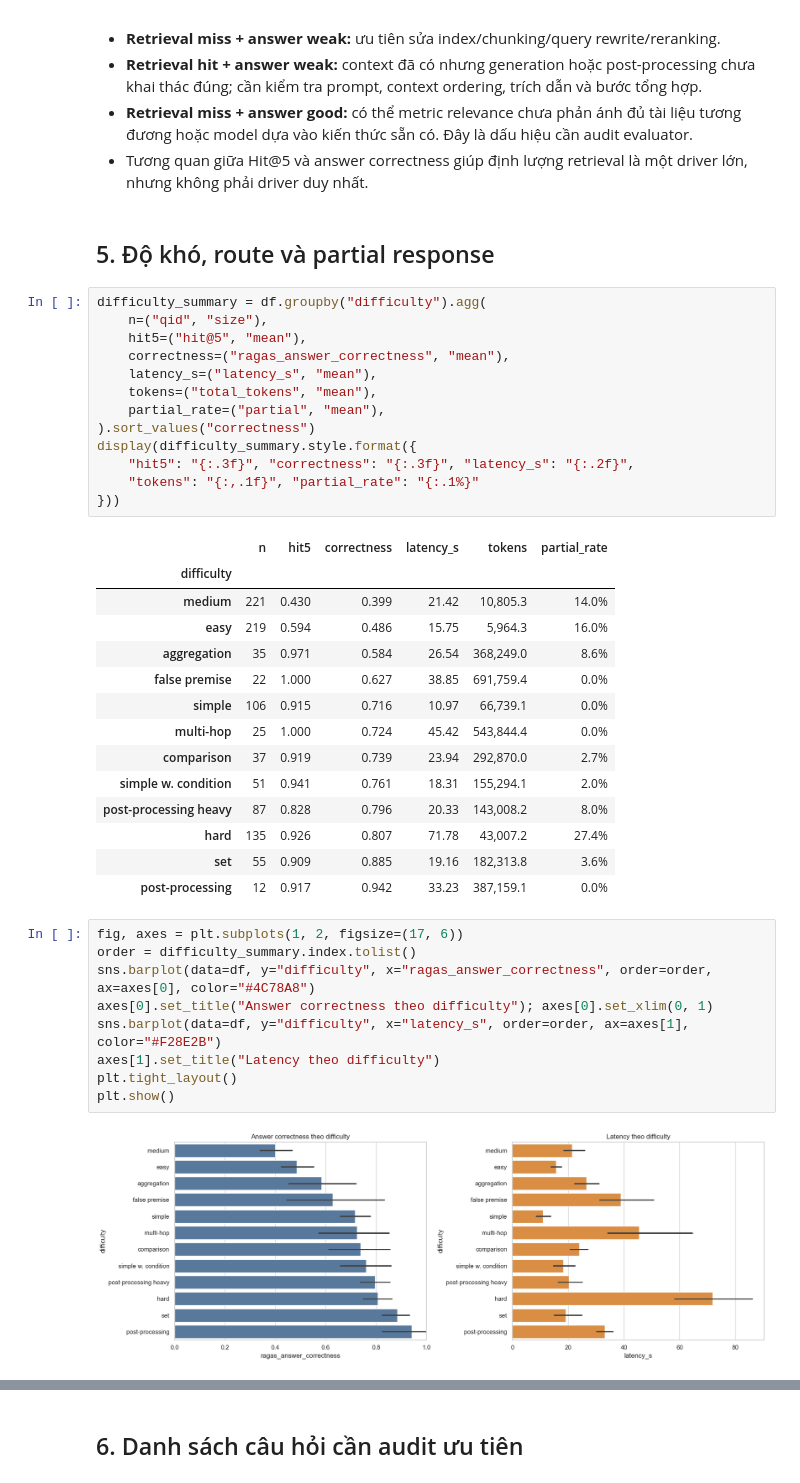
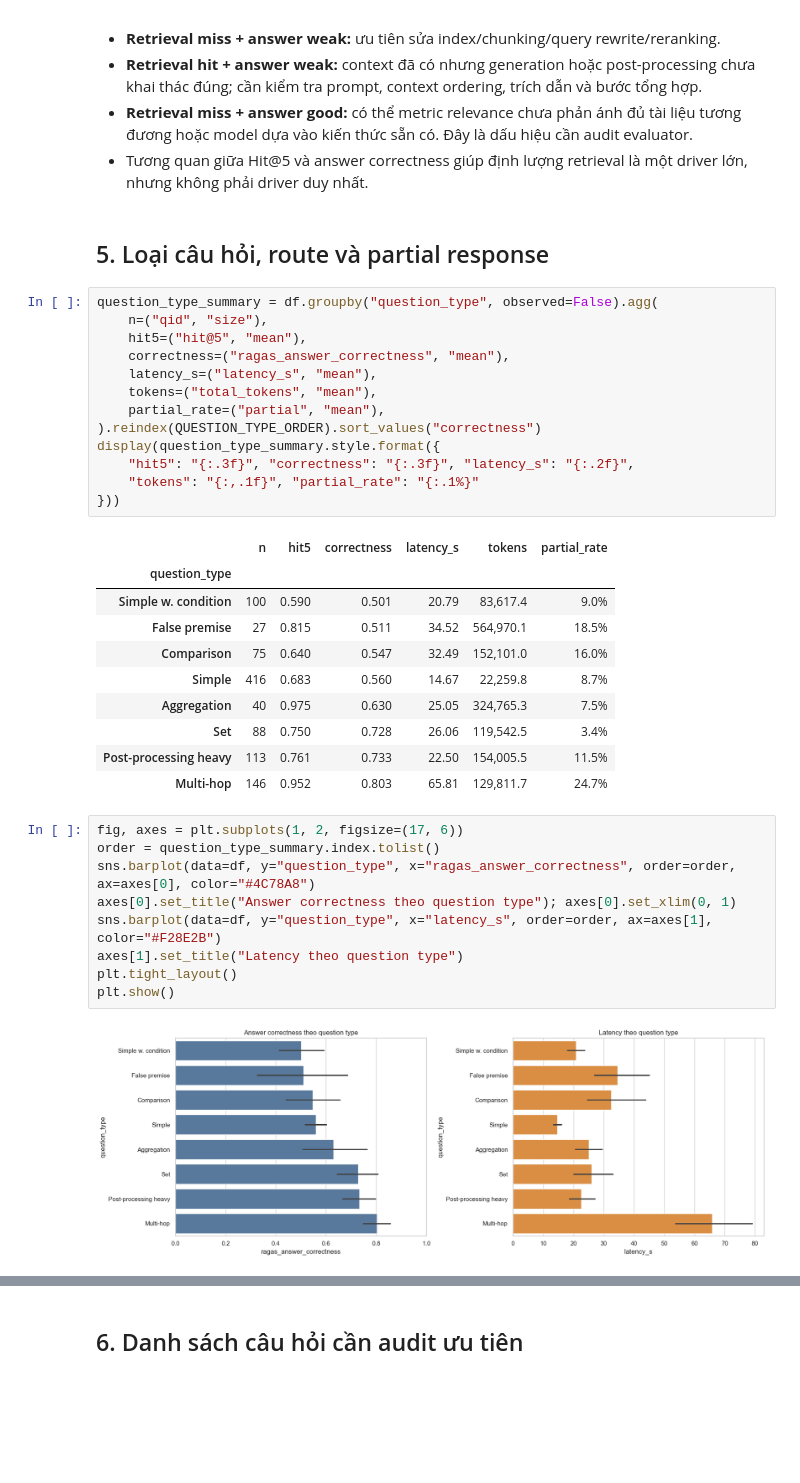
Before and after one commit to baeGil/TeamHN-RAG-Agent, a Jupyter notebook: evaluation/eval_final/benchmark_final_eda.ipynb, the cells around one changed output, grey strips where cells are left out. Cells and saved outputs as stored; diff of their text form; blank space fills up the shorter version.

```diff
--- a/evaluation/eval_final/benchmark_final_eda.ipynb
+++ b/evaluation/eval_final/benchmark_final_eda.ipynb
@@ -275,44 +399,40 @@ display(failure_quadrants)
 - **Retrieval miss + answer good:** có thể metric relevance chưa phản ánh đủ tài liệu tương đương hoặc model dựa vào kiến thức sẵn có. Đây là dấu hiệu cần audit evaluator.
 - Tương quan giữa Hit@5 và answer correctness giúp định lượng retrieval là một driver lớn, nhưng không phải driver duy nhất.
 # %% [markdown]
-## 5. Độ khó, route và partial response
+## 5. Loại câu hỏi, route và partial response
 # %%
-difficulty_summary = df.groupby("difficulty").agg(
+question_type_summary = df.groupby("question_type", observed=False).agg(
     n=("qid", "size"),
     hit5=("hit@5", "mean"),
     correctness=("ragas_answer_correctness", "mean"),
     latency_s=("latency_s", "mean"),
     tokens=("total_tokens", "mean"),
     partial_rate=("partial", "mean"),
-).sort_values("correctness")
-display(difficulty_summary.style.format({
+).reindex(QUESTION_TYPE_ORDER).sort_values("correctness")
+display(question_type_summary.style.format({
     "hit5": "{:.3f}", "correctness": "{:.3f}", "latency_s": "{:.2f}",
     "tokens": "{:,.1f}", "partial_rate": "{:.1%}"
 }))
 # %% [output]
 |  | n | hit5 | correctness | latency_s | tokens | partial_rate |
-| difficulty |  |  |  |  |  |  |
-| medium | 221 | 0.430 | 0.399 | 21.42 | 10,805.3 | 14.0% |
-| easy | 219 | 0.594 | 0.486 | 15.75 | 5,964.3 | 16.0% |
-| aggregation | 35 | 0.971 | 0.584 | 26.54 | 368,249.0 | 8.6% |
-| false premise | 22 | 1.000 | 0.627 | 38.85 | 691,759.4 | 0.0% |
-| simple | 106 | 0.915 | 0.716 | 10.97 | 66,739.1 | 0.0% |
-| multi-hop | 25 | 1.000 | 0.724 | 45.42 | 543,844.4 | 0.0% |
-| comparison | 37 | 0.919 | 0.739 | 23.94 | 292,870.0 | 2.7% |
-| simple w. condition | 51 | 0.941 | 0.761 | 18.31 | 155,294.1 | 2.0% |
-| post-processing heavy | 87 | 0.828 | 0.796 | 20.33 | 143,008.2 | 8.0% |
-| hard | 135 | 0.926 | 0.807 | 71.78 | 43,007.2 | 27.4% |
-| set | 55 | 0.909 | 0.885 | 19.16 | 182,313.8 | 3.6% |
-| post-processing | 12 | 0.917 | 0.942 | 33.23 | 387,159.1 | 0.0% |
+| question_type |  |  |  |  |  |  |
+| Simple w. condition | 100 | 0.590 | 0.501 | 20.79 | 83,617.4 | 9.0% |
+| False premise | 27 | 0.815 | 0.511 | 34.52 | 564,970.1 | 18.5% |
+| Comparison | 75 | 0.640 | 0.547 | 32.49 | 152,101.0 | 16.0% |
+| Simple | 416 | 0.683 | 0.560 | 14.67 | 22,259.8 | 8.7% |
+| Aggregation | 40 | 0.975 | 0.630 | 25.05 | 324,765.3 | 7.5% |
+| Set | 88 | 0.750 | 0.728 | 26.06 | 119,542.5 | 3.4% |
+| Post-processing heavy | 113 | 0.761 | 0.733 | 22.50 | 154,005.5 | 11.5% |
+| Multi-hop | 146 | 0.952 | 0.803 | 65.81 | 129,811.7 | 24.7% |
 # %%
 fig, axes = plt.subplots(1, 2, figsize=(17, 6))
-order = difficulty_summary.index.tolist()
-sns.barplot(data=df, y="difficulty", x="ragas_answer_correctness", order=order, ax=axes[0], color="#4C78A8")
-axes[0].set_title("Answer correctness theo difficulty"); axes[0].set_xlim(0, 1)
-sns.barplot(data=df, y="difficulty", x="latency_s", order=order, ax=axes[1], color="#F28E2B")
-axes[1].set_title("Latency theo difficulty")
+order = question_type_summary.index.tolist()
+sns.barplot(data=df, y="question_type", x="ragas_answer_correctness", order=order, ax=axes[0], color="#4C78A8")
+axes[0].set_title("Answer correctness theo question type"); axes[0].set_xlim(0, 1)
+sns.barplot(data=df, y="question_type", x="latency_s", order=order, ax=axes[1], color="#F28E2B")
+axes[1].set_title("Latency theo question type")
 plt.tight_layout()
 plt.show()
 # %% [output]
-[figure, old version]
+[figure, new version]
 # %%
```
Also changed, not shown: parts of 18 cells of this notebook, 4 other files.
